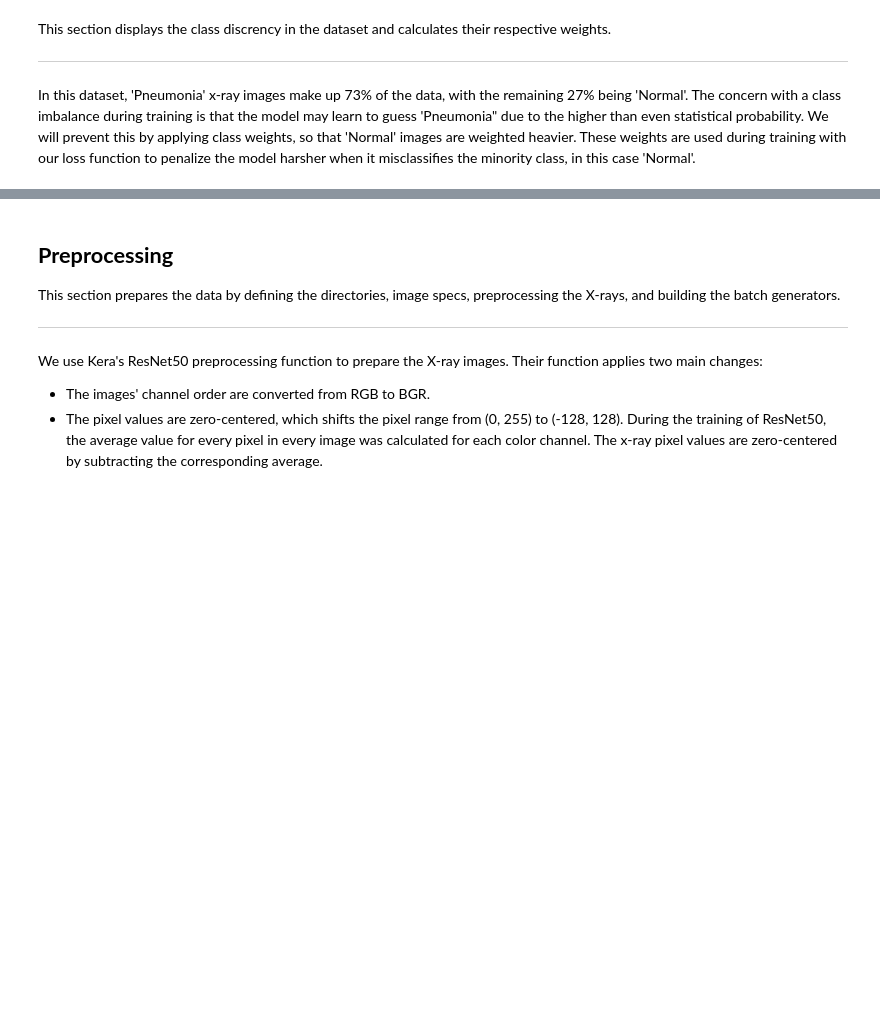
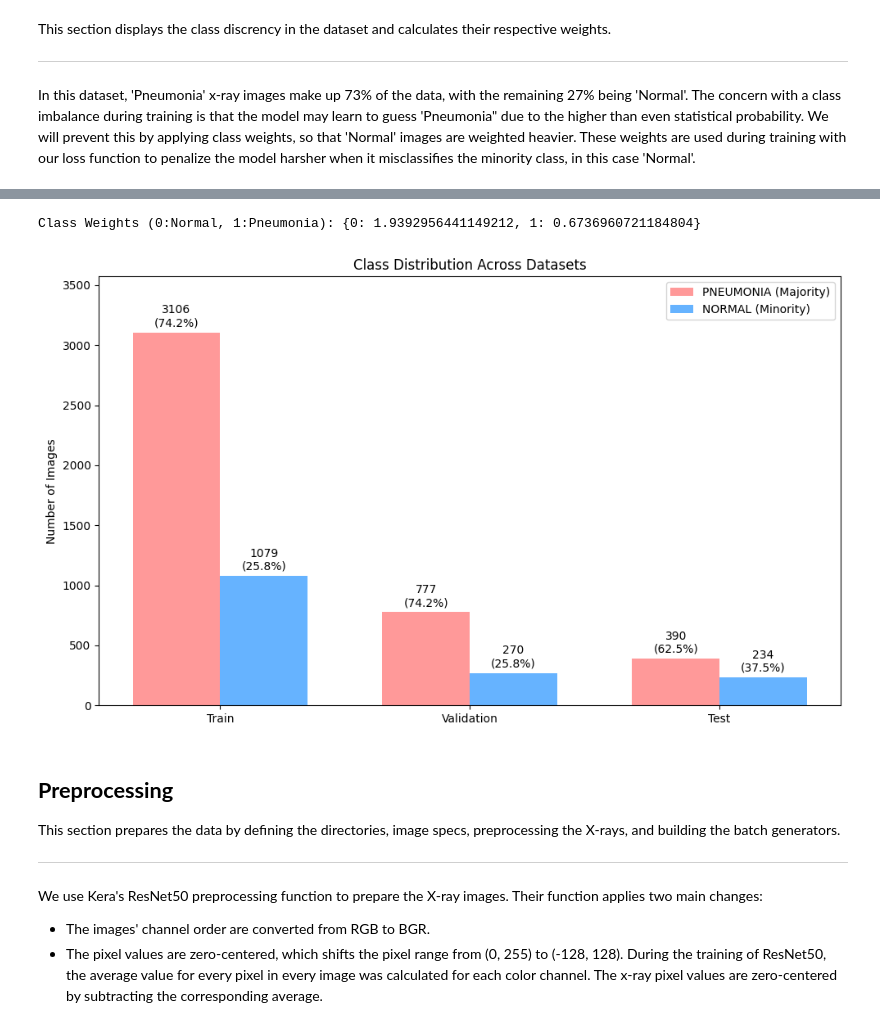
Before and after one commit to arbutler2003/Pneuomonia-Detection-CNN, a Jupyter notebook: chest_xray_pneumonia_detection.ipynb, the cells around one changed output, grey strips where cells are left out. Saved outputs shown, nothing was run; the diff lists cells and outputs as text; code cells hidden in the pictures; blank space fills up the shorter version.

```diff
--- a/chest_xray_pneumonia_detection.ipynb
+++ b/chest_xray_pneumonia_detection.ipynb
@@ -16,12 +16,12 @@ os.environ['KAGGLE_KEY'] = userdata.get('KAGGLE_KEY')
 drive.mount('/content/drive')
 
 ROOT_PATH = '/content'
-DATASET_PATH = os.path.join(ROOT_PATH, 'chest_xray')
+ORIGINAL_DATASET = os.path.join(ROOT_PATH, 'chest_xray')
 GOOGLE_DRIVE_PATH = '/content/drive/MyDrive/AidenB-Capstone-Sp2026'
 REPO_PATH = os.path.join(GOOGLE_DRIVE_PATH, 'github')
 
 # Download dataset to the local runtime
-if not os.path.exists(DATASET_PATH):
+if not os.path.exists(ORIGINAL_DATASET):
   !kaggle datasets download -d paultimothymooney/chest-xray-pneumonia -p $ROOT_PATH
   print('Unzipping...')
   !unzip -q $ROOT_PATH/chest-xray-pneumonia.zip -d $ROOT_PATH -x '*__MACOSX*' -x 'chest_xray/chest_xray/*'
@@ -159,3 +107,63 @@ Class Weights (0:Normal, 1:Pneumonia): {0: 1.8497292418772564, 1: 0.685222333667
+# %%
+import matplotlib.pyplot as plt
+import numpy as np
+import glob
+import os
+
+# Gather class counts across all subsets
+train_pneumonia_count = len(glob.glob(os.path.join(MODIFIED_DATASET, 'train/PNEUMONIA/*')))
+train_normal_count = len(glob.glob(os.path.join(MODIFIED_DATASET, 'train/NORMAL/*')))
+
+val_pneumonia_count = len(glob.glob(os.path.join(MODIFIED_DATASET, 'val/PNEUMONIA/*')))
+val_normal_count = len(glob.glob(os.path.join(MODIFIED_DATASET, 'val/NORMAL/*')))
+
+test_pneumonia_count = len(glob.glob(os.path.join(ORIGINAL_DATASET, 'test/PNEUMONIA/*')))
+test_normal_count = len(glob.glob(os.path.join(ORIGINAL_DATASET, 'test/NORMAL/*')))
+
+# Calculate class weights
+train_total = train_pneumonia_count + train_normal_count
+
+weight_for_normal = (1 / train_normal_count) * (train_total / 2.0)
+weight_for_pneumonia = (1 / train_pneumonia_count) * (train_total / 2.0)
+
+class_weight = {0: weight_for_normal, 1: weight_for_pneumonia}
+print(f"Class Weights (0:Normal, 1:Pneumonia): {class_weight}")
+
+#=====Graph====
+labels = ['Train', 'Validation', 'Test']
+pneumonia_counts = [train_pneumonia_count, val_pneumonia_count, test_pneumonia_count]
+normal_counts = [train_normal_count, val_normal_count, test_normal_count]
+
+# Calculate totals for each subset to find the percentages
+totals = [p + n for p, n in zip(pneumonia_counts, normal_counts)]
+
+# Create custom labels with count and percentage
+pneumonia_labels = [f"{count}\n({(count/total)*100:.1f}%)" for count, total in zip(pneumonia_counts, totals)]
+normal_labels = [f"{count}\n({(count/total)*100:.1f}%)" for count, total in zip(normal_counts, totals)]
+
+x = np.arange(len(labels))
+width = 0.35
+
+fig, ax = plt.subplots(figsize=(10, 6))
+rects1 = ax.bar(x - width/2, pneumonia_counts, width, label='PNEUMONIA (Majority)', color='#ff9999')
+rects2 = ax.bar(x + width/2, normal_counts, width, label='NORMAL (Minority)', color='#66b3ff')
+
+ax.set_ylabel('Number of Images')
+ax.set_title('Class Distribution Across Datasets')
+ax.set_xticks(x)
+ax.set_xticklabels(labels)
+ax.legend()
+
+ax.bar_label(rects1, labels=pneumonia_labels, padding=3)
+ax.bar_label(rects2, labels=normal_labels, padding=3)
+
+ax.set_ylim(0, max(pneumonia_counts) * 1.15)
+
+plt.tight_layout()
+plt.show()
+# %% [output]
+Class Weights (0:Normal, 1:Pneumonia): {0: 1.9392956441149212, 1: 0.6736960721184804}
+[figure, added]
 # %% [markdown]
 ## **Preprocessing**
 This section prepares the data by defining the directories, image specs, preprocessing the X-rays, and building the batch generators.
```
Also changed, not shown: parts of 19 cells of this notebook.
